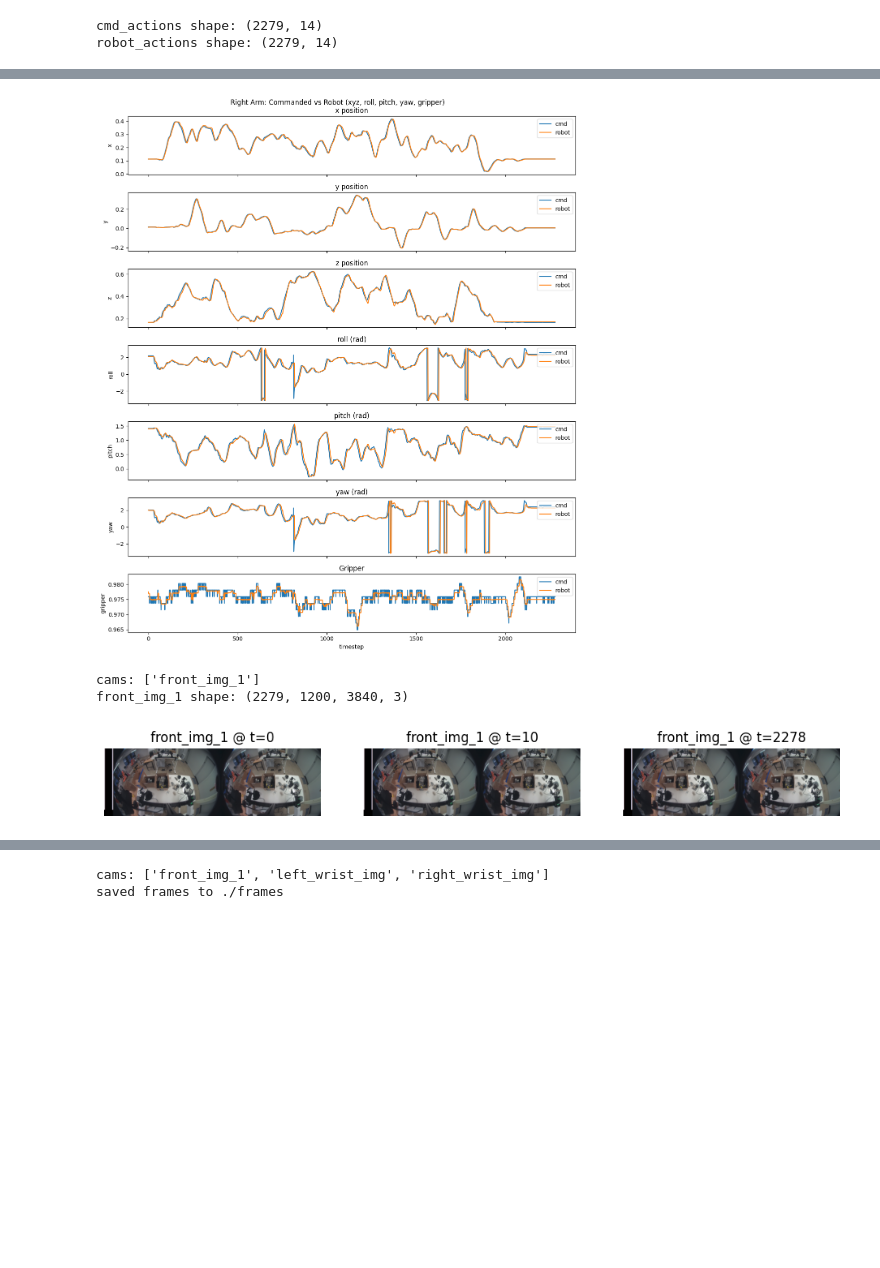
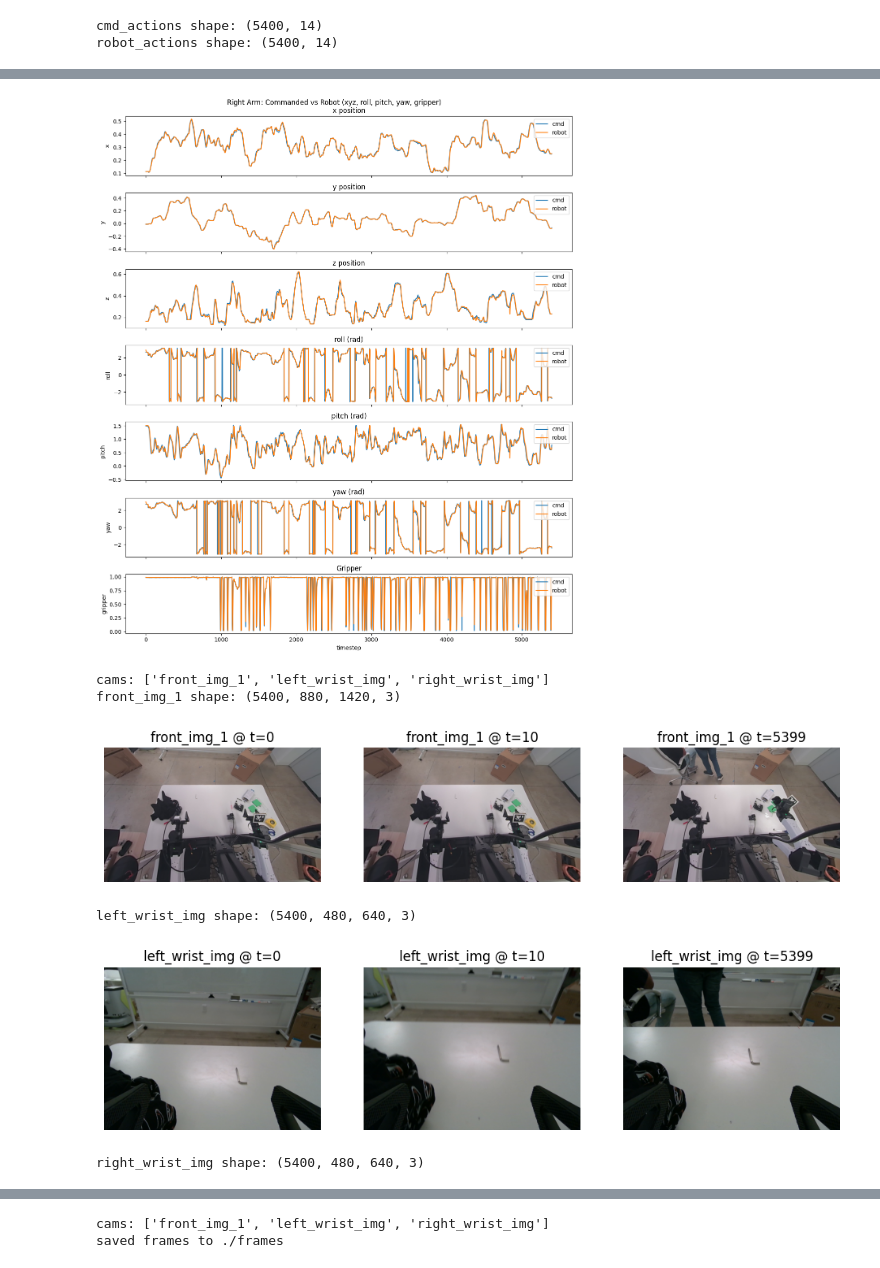
Before and after one commit to mecka-ai/EgoVerse, a Jupyter notebook: egomimic/robot/data_visualization.ipynb, the cells around one changed output, grey strips where cells are left out. Saved outputs shown, nothing was run; the diff lists cells and outputs as text; code cells hidden in the pictures; blank space fills up the shorter version.

```diff
--- a/egomimic/robot/data_visualization.ipynb
+++ b/egomimic/robot/data_visualization.ipynb
@@ -4,7 +4,7 @@ import matplotlib.pyplot as plt
 import h5py
 import numpy as np
 
-h5_path = "/home/mecka/EgoVerse/egomimic/robot/YAM/demos/demo_0.hdf5"  # <- change this
+h5_path = "/home/mecka/EgoVerse/demos/demo_0.hdf5"  # <- change this
 
 with h5py.File(h5_path, "r") as f:
     # 1) load action
@@ -98,5 +98,5 @@ with h5py.File(h5_path, "r") as f:
             axs[j].axis("off")
         plt.show()
 # %% [output]
-cmd_actions shape: (2279, 14)
-robot_actions shape: (2279, 14)
+cmd_actions shape: (5400, 14)
+robot_actions shape: (5400, 14)
@@ -104,4 +104,7 @@ robot_actions shape: (2279, 14)
-[figure, old version]
+[figure, new version]
-cams: ['front_img_1']
-front_img_1 shape: (2279, 1200, 3840, 3)
+cams: ['front_img_1', 'left_wrist_img', 'right_wrist_img']
+front_img_1 shape: (5400, 880, 1420, 3)
-[figure, old version]
+[figure, new version]
+left_wrist_img shape: (5400, 480, 640, 3)
+[figure, added]
+right_wrist_img shape: (5400, 480, 640, 3)
```
Also changed, not shown: parts of 1 cell of this notebook, 10 other files.
